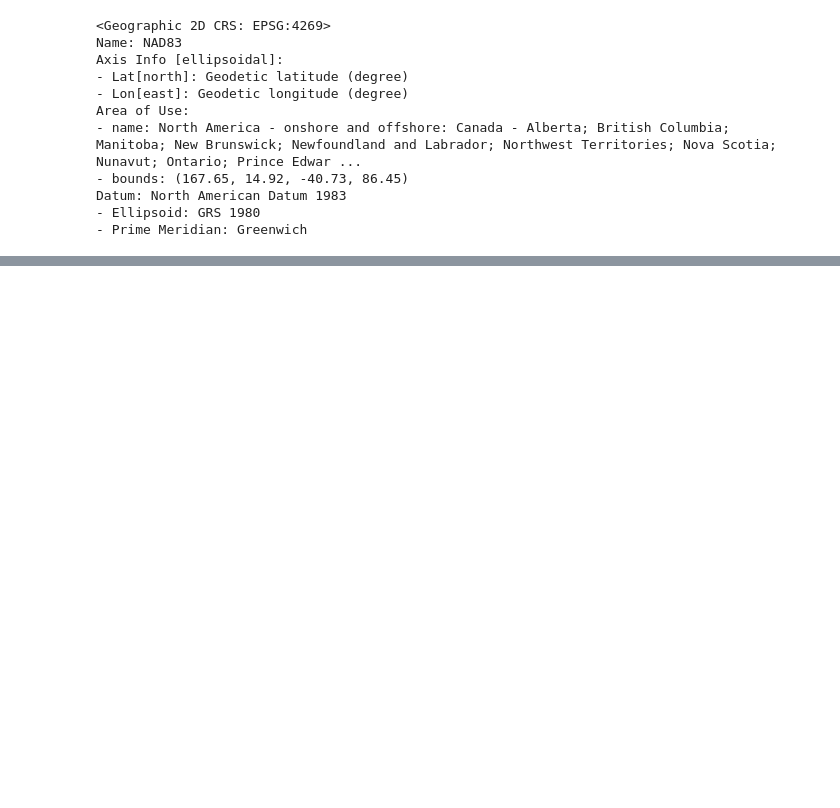
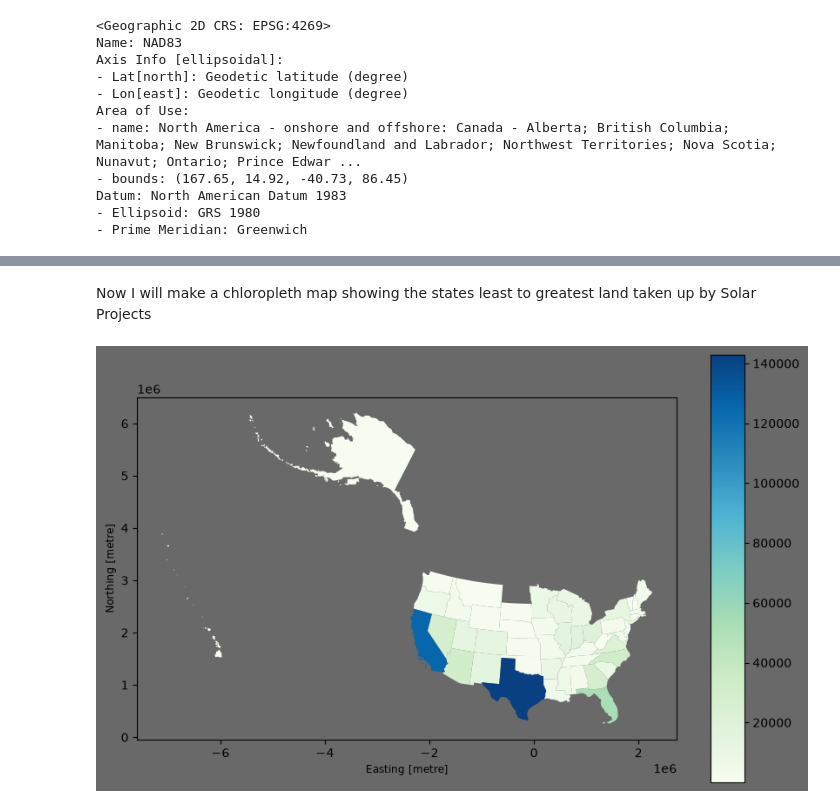
Before and after one commit to oliviapozytko/geog592-opozytko, a Jupyter notebook: homework/week07/homework07.ipynb, the cells around one changed output, grey strips where cells are left out. Saved outputs shown, nothing was run; the diff lists cells and outputs as text; code cells hidden in the pictures; blank space fills up the shorter version.

```diff
--- a/homework/week07/homework07.ipynb
+++ b/homework/week07/homework07.ipynb
@@ -176,0 +244,20 @@ Index(['Table P5B.  Primary energy production estimates, renewable and total ene
+# %%
+solar_area = SolarPV.to_crs(epsg=5070)
+#find the area
+solar_area["area_m2"] = solar_area.geometry.area
+
+#find acres (1 acre = 4046.86 m^2)
+solar_area["area_acres"] = solar_area["area_m2"] / 4046.86
+# %%
+states = States.copy()
+states_5070 = States.to_crs(epsg=5070)
+
+#spatial join
+solar_area_states = gpd.sjoin(solar_area,states_5070, predicate="within")
+#groupby state and get the sum of total acres for each facility
+state_solar_area = solar_area_states.groupby("NAME")["area_acres"].sum()
+#back to a normal table!!!
+state_solar_area = state_solar_area.reset_index()
+# get in order
+state_solar_area = state_solar_area.sort_values( "area_acres",ascending=False)
+state_solar_area
@@ -176,0 +282,14 @@ Index(['Table P5B.  Primary energy production estimates, renewable and total ene
+# %% [markdown]
+Now I will make a chloropleth map showing the states least to greatest land taken up by Solar Projects
+# %%
+states_area = states_5070.merge( state_solar_area,on="NAME", how="left")
+ax = states_area.plot(
+    column="area_acres",
+    cmap="GnBu",
+    legend=True,
+    figsize=(10, 10)
+)
+ax.set_facecolor("dimgray")
+ax.figure.set_facecolor("dimgray")
+# %% [output]
+[figure, added]
```
Also changed, not shown: parts of 47 cells of this notebook, 3 other files.
